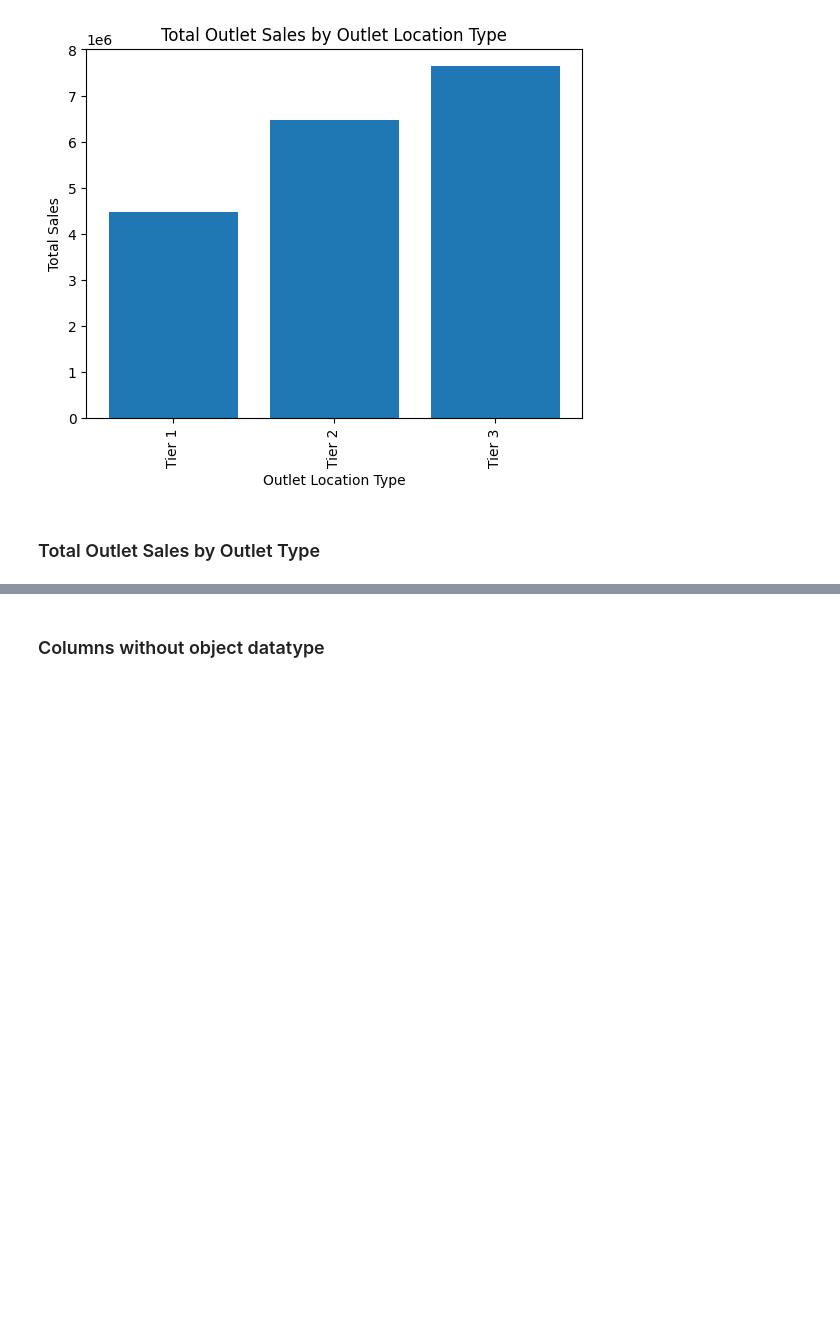
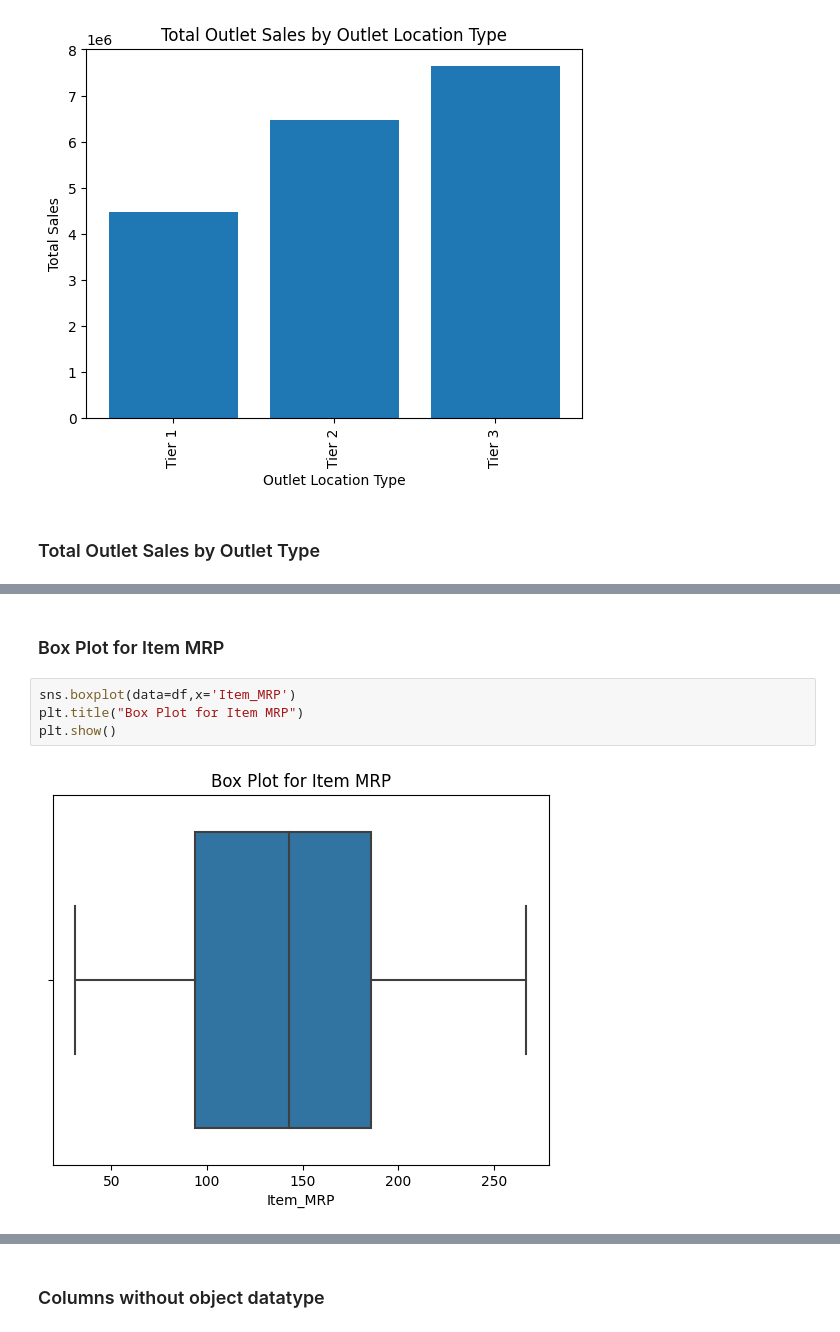
Before and after one commit to vikaschauhan734/stores_sales_prediction, a Jupyter notebook: notebook.ipynb, the cells around one changed output, grey strips where cells are left out. Drawn from its saved outputs; the diff is of its cells as text; blank space fills up the shorter version.

```diff
--- a/notebook.ipynb
+++ b/notebook.ipynb
@@ -360 +329,9 @@ plt.xticks(rotation=90)
 [figure]
+# %% [markdown]
+### Box Plot for Item MRP
+# %%
+sns.boxplot(data=df,x='Item_MRP')
+plt.title("Box Plot for Item MRP")
+plt.show()
+# %% [output]
+[figure, added]
```
Also changed, not shown: parts of 86 cells of this notebook, 7 other files.
